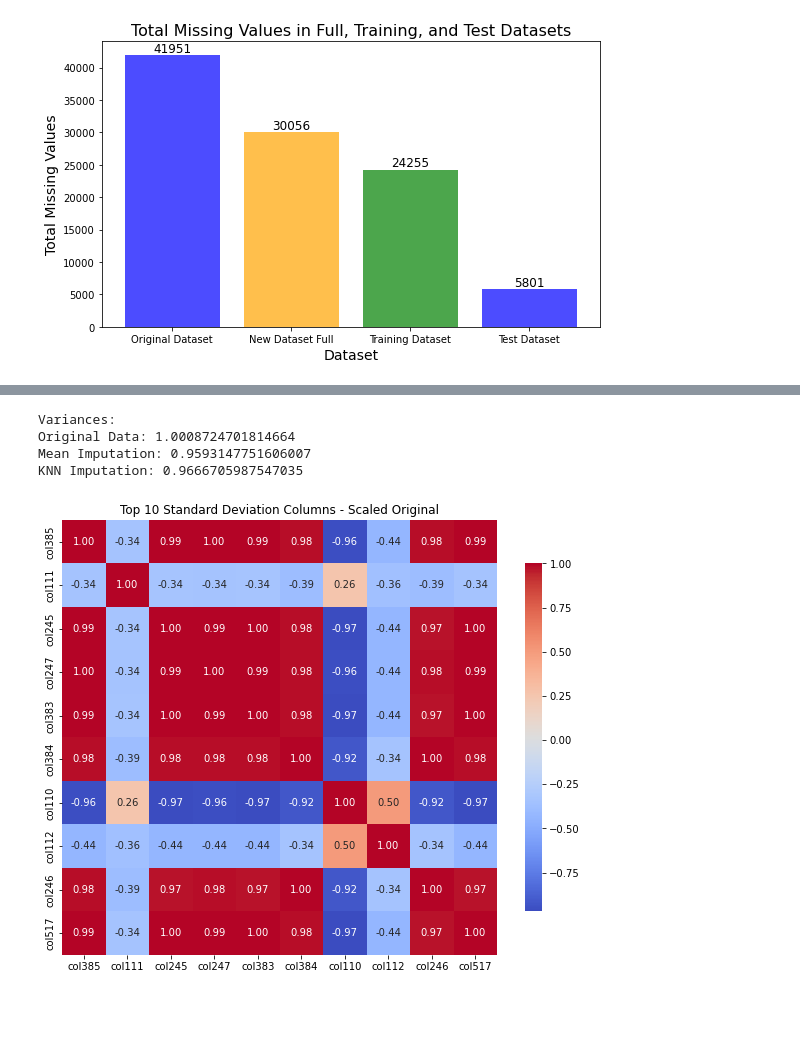
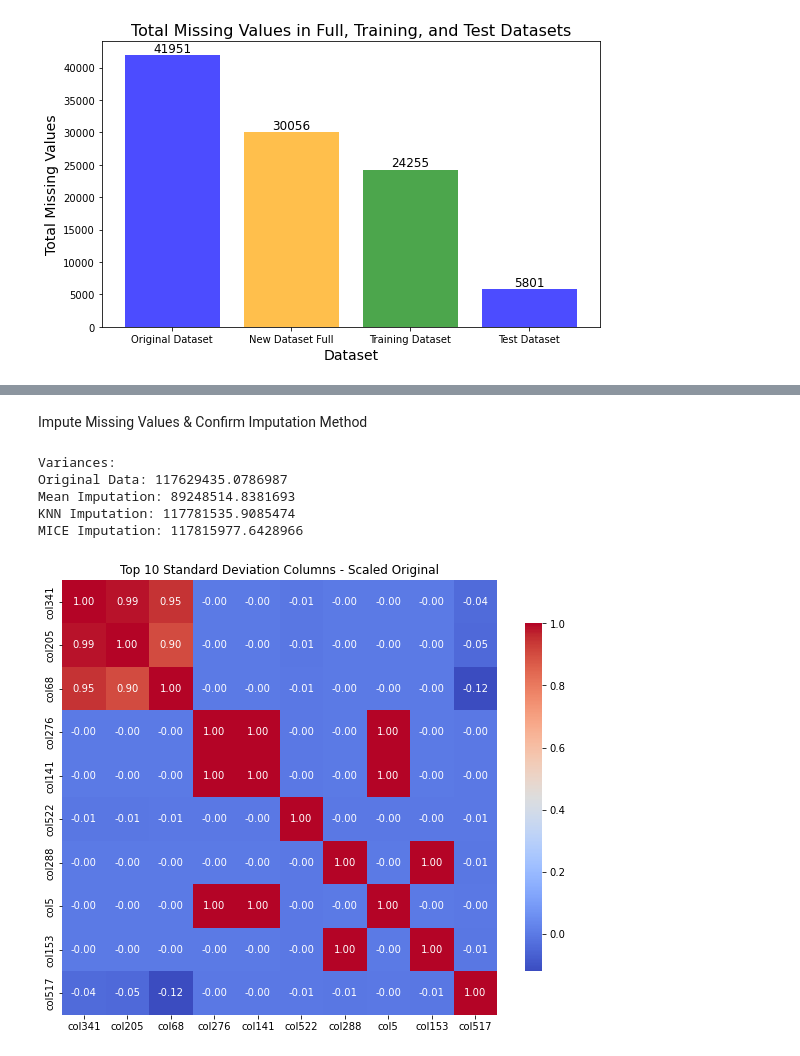
Before and after one commit to hugo-am/SECOM_HTWG2, a Jupyter notebook: SECOM Base.ipynb, the cells around one changed output, grey strips where cells are left out. Cells and saved outputs as stored; diff of their text form; code cells hidden in the pictures; blank space fills up the shorter version.

```diff
--- a/SECOM Base.ipynb
+++ b/SECOM Base.ipynb
@@ -496,0 +656,12 @@ x_train
+# %%
+#scale the data using robust scaler
+from sklearn.preprocessing import RobustScaler
+scaler = RobustScaler()
+train_data_scaled = scaler.fit_transform(train_data.drop(columns=['status']))
+#convert the scaled data back to a dataframe
+train_data_scaled = pd.DataFrame(train_data_scaled, columns=train_data.drop(columns=['status']).columns)
+train_data_scaled['status'] = train_data['status'].values
+test_data_scaled = scaler.transform(test_data.drop(columns=['status']))
+
+# Check the first few rows of the scaled training data
+train_data_scaled.head()
@@ -497,50 +675,54 @@ x_train
+# %% [markdown]
+Impute Missing Values & Confirm Imputation Method
 # %%
-#mean imputation
-mean_imputed_w_outliers=x_train.fillna(x_train.mean())
+#mean imputation - Note: executed on NON-SCALED data
+mean_imputed_w_outliers=train_data.fillna(train_data.mean())
 
 #KNN Imputation using sklearn's KNNImputer
 knn_imputer_w_outliers = KNNImputer(n_neighbors=5)
-knn_imputed_w_outliers = pd.DataFrame(knn_imputer_w_outliers.fit_transform(x_train), columns=x_train.columns)
+knn_imputed_w_outliers = pd.DataFrame(knn_imputer_w_outliers.fit_transform(train_data_scaled), columns=train_data_scaled.columns)
 
 # MICE Imputation (Iterative Imputer from sklearn)
-#mice_imputer_w_outliers = IterativeImputer(max_iter=50, random_state=500)
-#mice_imputed_w_outliers = pd.DataFrame(mice_imputer_w_outliers.fit_transform(train_data), columns=train_data.columns)
+mice_imputer_w_outliers = IterativeImputer(max_iter=5, random_state=500)
+mice_imputed_w_outliers = pd.DataFrame(mice_imputer_w_outliers.fit_transform(train_data_scaled), columns=train_data_scaled.columns)
 
 #calculate variance for each imputed dataset. this is the mean but Tilo demonstrated it for each column.
-var_original_w_outliers = x_train.var().mean()
-var_mean_w_outliers = mean_imputed_w_outliers.var().mean()
-var_knn_w_outliers = knn_imputed_w_outliers.var().mean()
-#var_mice_w_outliers = mice_imputed_w_outliers.var().mean()
+var_original_w_outliers = train_data_scaled.var().sum()
+var_mean_w_outliers = mean_imputed_w_outliers.var().sum()
+var_knn_w_outliers = knn_imputed_w_outliers.var().sum()
+var_mice_w_outliers = mice_imputed_w_outliers.var().sum()
 
-
-# Print SSD results
+# Print SSD results. KNN has the closest variance to the original data, followed by MICE, then mean imputation.
 print("\nVariances:")
 print(f"Original Data: {var_original_w_outliers}")
 print(f"Mean Imputation: {var_mean_w_outliers}")
 print(f"KNN Imputation: {var_knn_w_outliers}")
-#print(f"MICE Imputation: {var_mice_w_outliers}")
+print(f"MICE Imputation: {var_mice_w_outliers}")
 # %% [output]
 Variances:
-Original Data: 1.0008724701814664
-Mean Imputation: 0.9593147751606007
-KNN Imputation: 0.9666705987547035
+Original Data: 117629435.0786987
+Mean Imputation: 89248514.8381693
+KNN Imputation: 117781535.9085474
+MICE Imputation: 117815977.6428966
 # %%
-#calculate standard deviation for each imputed dataset
-std_original_w_outliers = x_train.std().mean()
+# validate imputation method chosen by looking at correlation heatmaps of each dataset
+
+# #calculate standard deviation for each imputed dataset
+std_original_w_outliers = train_data_scaled.std().mean()
 
 
 #show a correlation heatmap of highest 10 standard deviation columns, correlated with each other
 # Select the top 10 columns with the highest standard deviation
-top_10_std_columns = x_train.std().nlargest(10).index
-top_10_std_data = x_train[top_10_std_columns]
+top_10_std_columns = train_data_scaled.std().nlargest(10).index
+top_10_std_data = train_data_scaled[top_10_std_columns]
 # Calculate the correlation matrix
 correlation_matrix = top_10_std_data.corr()
 # Plot the heatmap
 plt.figure(figsize=(10, 8))
 sns.heatmap(correlation_matrix, annot=True, cmap='coolwarm', fmt=".2f", square=True, cbar_kws={"shrink": .8})
 plt.title("Top 10 Standard Deviation Columns - Scaled Original")
 plt.show()
 # %% [output]
-[figure, old version]
+[figure, new version]
 # %%
 #calculate standard deviation for each imputed dataset
```
Also changed, not shown: parts of 47 cells of this notebook.
